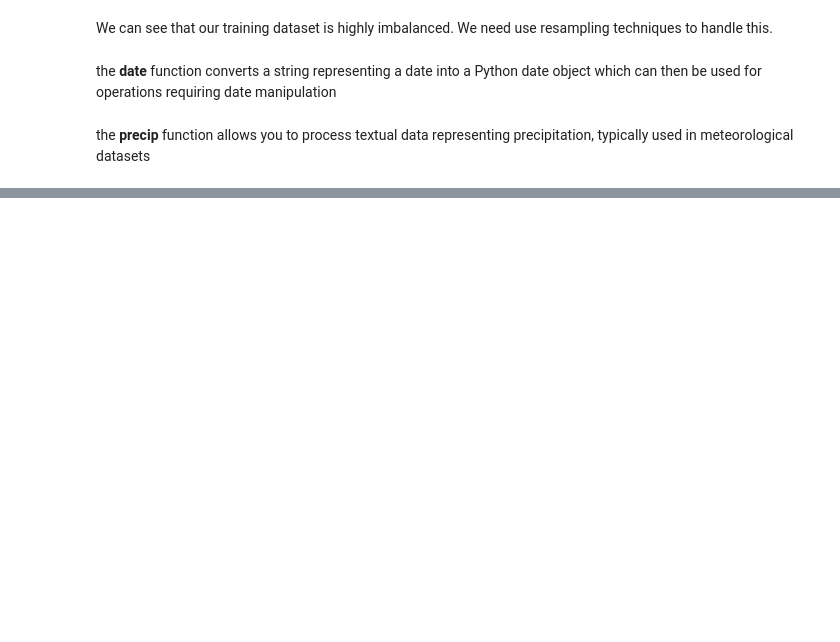
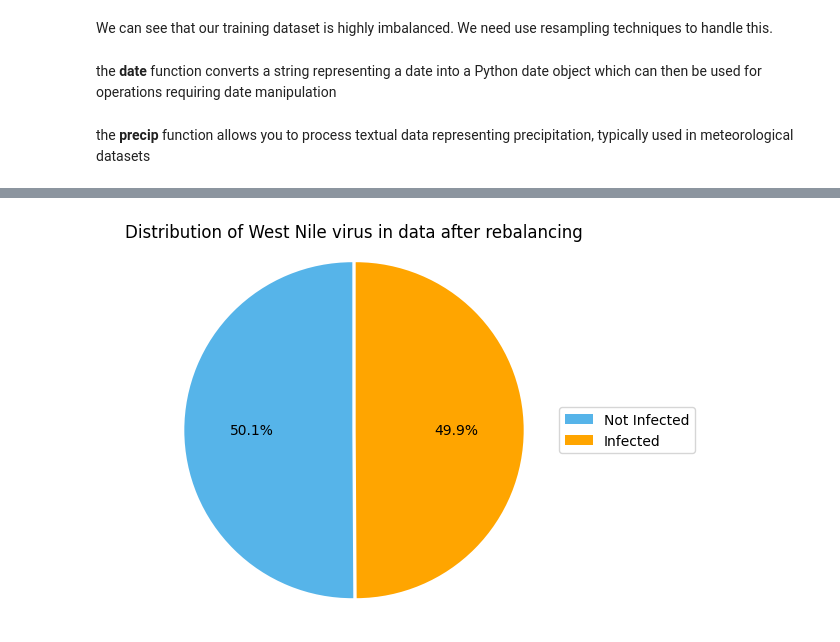
Before and after one commit to aubin4444/DS52-West-Nile-Virus-Prediction, a Jupyter notebook: aubin.ipynb, the cells around one changed output, grey strips where cells are left out. Cells and saved outputs as stored; diff of their text form; code cells hidden in the pictures; blank space fills up the shorter version.

```diff
--- a/aubin.ipynb
+++ b/aubin.ipynb
@@ -276,4 +304,5 @@ def scaled_count(record):
 # %%
+# dictionnaire qui mappe le nom de chaque colonne dans le fichier CSV à une fonction ou un type qui sera utilisé pour convertir les données de cette colonne
 WEATHER_CONVERT = {
     "Date" : date,
     "Tmax" : float,
@@ -295,9 +324,11 @@ WEATHER_CONVERT = {
 }
 
 weather = {}
-for line in csv.DictReader(open("weather.csv")):
+# Récupération du contenu de weather.csv, chaque ligne est mise sous la forme d'un dictionnaire
+for line in csv.DictReader(open("src/weather.csv")):
     for name, converter in WEATHER_CONVERT.items():
         x = line[name].strip()
+        # Les valeurs sont convertis ou remplacé par None si elles valent "M" -> missing
         line[name] = converter(x) if (x != "M") else None
     station = int(line["Station"]) - 1
     assert station in [0,1]
@@ -305,5 +336,7 @@ for line in csv.DictReader(open("weather.csv")):
     if dt not in weather:
         weather[dt] = [None, None]
     assert weather[dt][station] is None, "duplicate weather reading {0}:{1}".format(dt, station)
+    # Les données traitées de chaque ligne sont stockées dans le dictionnaire weather sous la clé correspondant à la date, et à l'indice correspondant à la station (0 ou 1).
     weather[dt][station] = line
+
 impute_missing_weather_station_values(weather)
@@ -317,8 +352,10 @@ TRAINING_CONVERT = {
 }
 
 training = []
-for line in csv.DictReader(open("train.csv")):
+# Récupération du contenu de train.csv, chaque ligne est mise sous la forme d'un dictionnaire
+for line in csv.DictReader(open("src/train.csv")):
     for name, converter in TRAINING_CONVERT.items():
+        # Les valeurs sont convertis ou remplacé par
         line[name] = converter(line[name])
     training.append(line)
 # %%
@@ -337,7 +374,7 @@ for line in csv.DictReader(open("test.csv")):
 LOOKBACK = 10
 WEATHER_FEATURES = ["Tmax","Tmin","Tavg","DewPoint","WetBulb","PrecipTotal","Depart","Sunrise","Sunset","Cool","ResultSpeed","ResultDir"]
 USE_SCALED_COUNT = False
-DATA_FACTOR = int(fv[0]/fv[1])
+DATA_FACTOR = int(is_infected[0]/is_infected[1])
 USE_DATA_FACTOR = True
 # %%
 def get_X(base, weather):
@@ -384,3 +421,20 @@ def get_Y(base):
 # %%
 X = get_X(training, weather)
 Y = get_Y(training)
+# %%
+target_value = pd.Series(Y.reshape(-1)).value_counts()
+
+labels = 'Not Infected', 'Infected'
+sizes = [target_value[0], target_value[1]]
+colors = ['#56B4E9', '#FFA500']
+explode = (0, 0.02)
+
+fig1, ax1 = plt.subplots()
+wedges, texts, autotexts = ax1.pie(sizes, explode=explode, colors=colors, autopct='%1.1f%%', startangle=90)
+ax1.axis('equal')
+plt.title('Distribution of West Nile virus in data after rebalancing')
+plt.legend(wedges, labels, loc="center left", bbox_to_anchor=(0.9, 0, 0.5, 1))
+
+plt.show()
+# %% [output]
+[figure, added]
```
Also changed, not shown: parts of 8 cells of this notebook, 2 other files.
